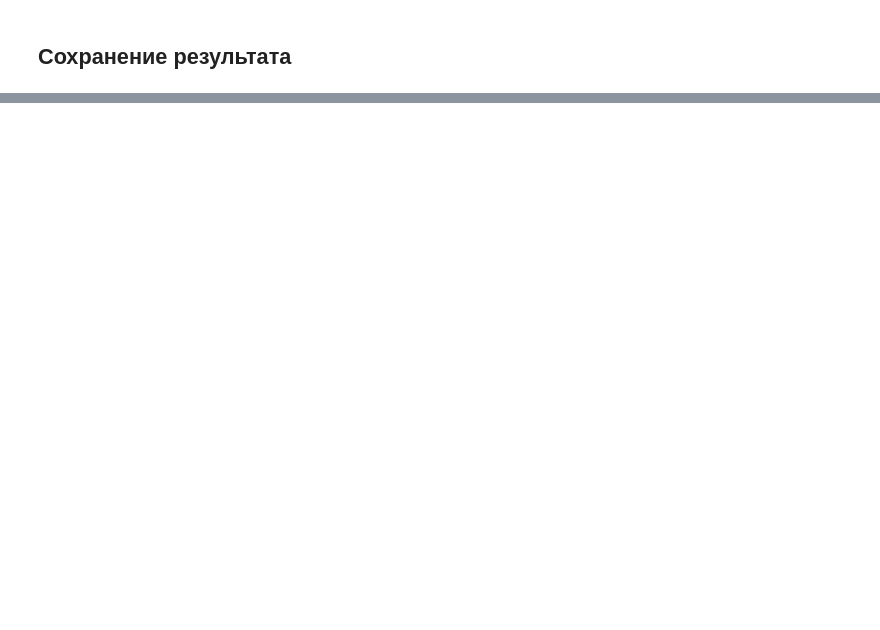
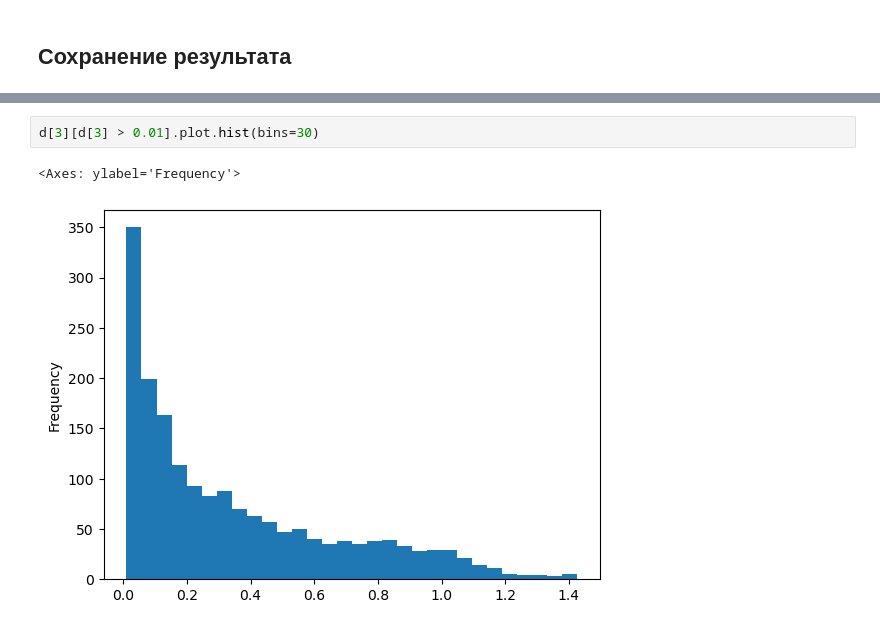
Before and after one commit to BaevDaniil/FMNA, a Jupyter notebook: preprocess.ipynb, the cells around one changed output, grey strips where cells are left out. Cells and saved outputs as stored; diff of their text form; blank space fills up the shorter version.

```diff
--- a/preprocess.ipynb
+++ b/preprocess.ipynb
@@ -44,0 +67,5 @@ preprocessor.saveSignals(signals, settings['save_path'])
+# %%
+d[3][d[3] > 0.01].plot.hist(bins=30)
+# %% [output]
+<Axes: ylabel='Frequency'>
+[figure, added]
```
Also changed, not shown: parts of 6 cells of this notebook, 6 other files.
